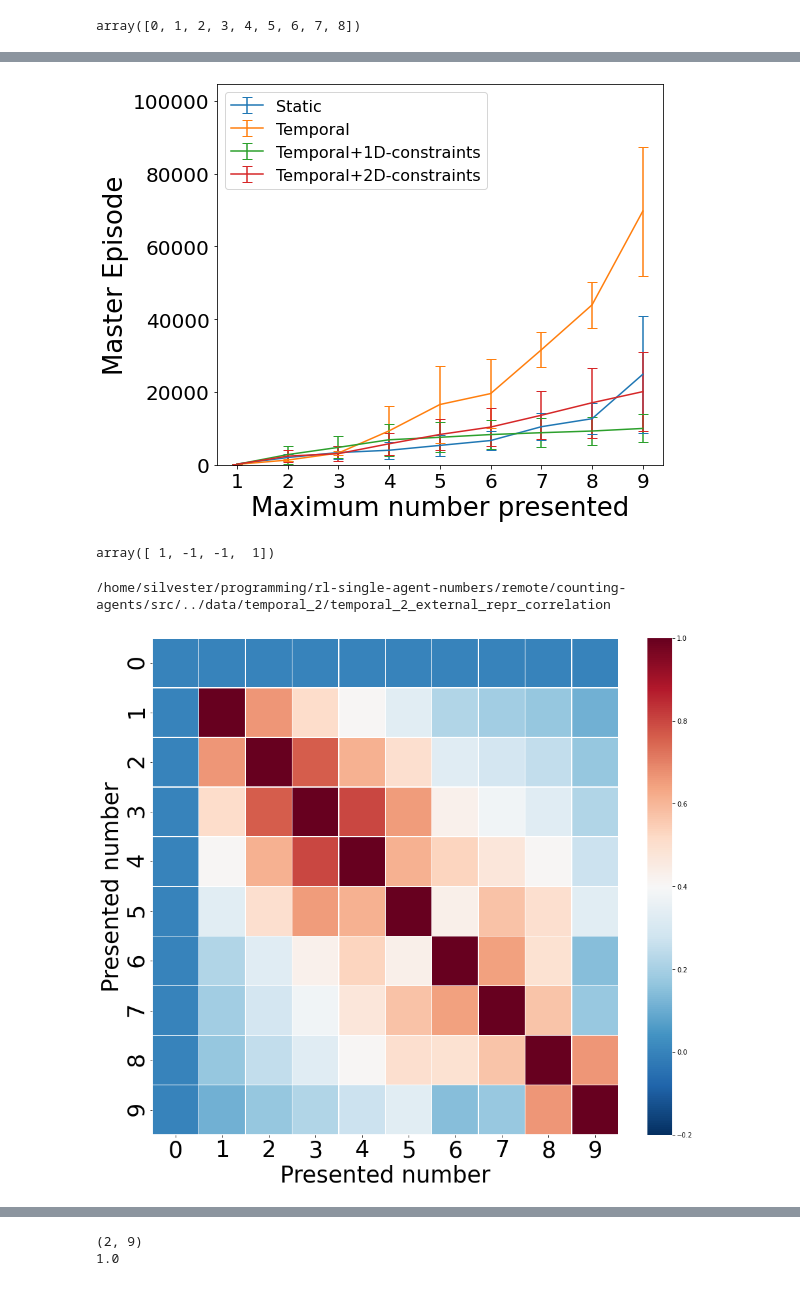
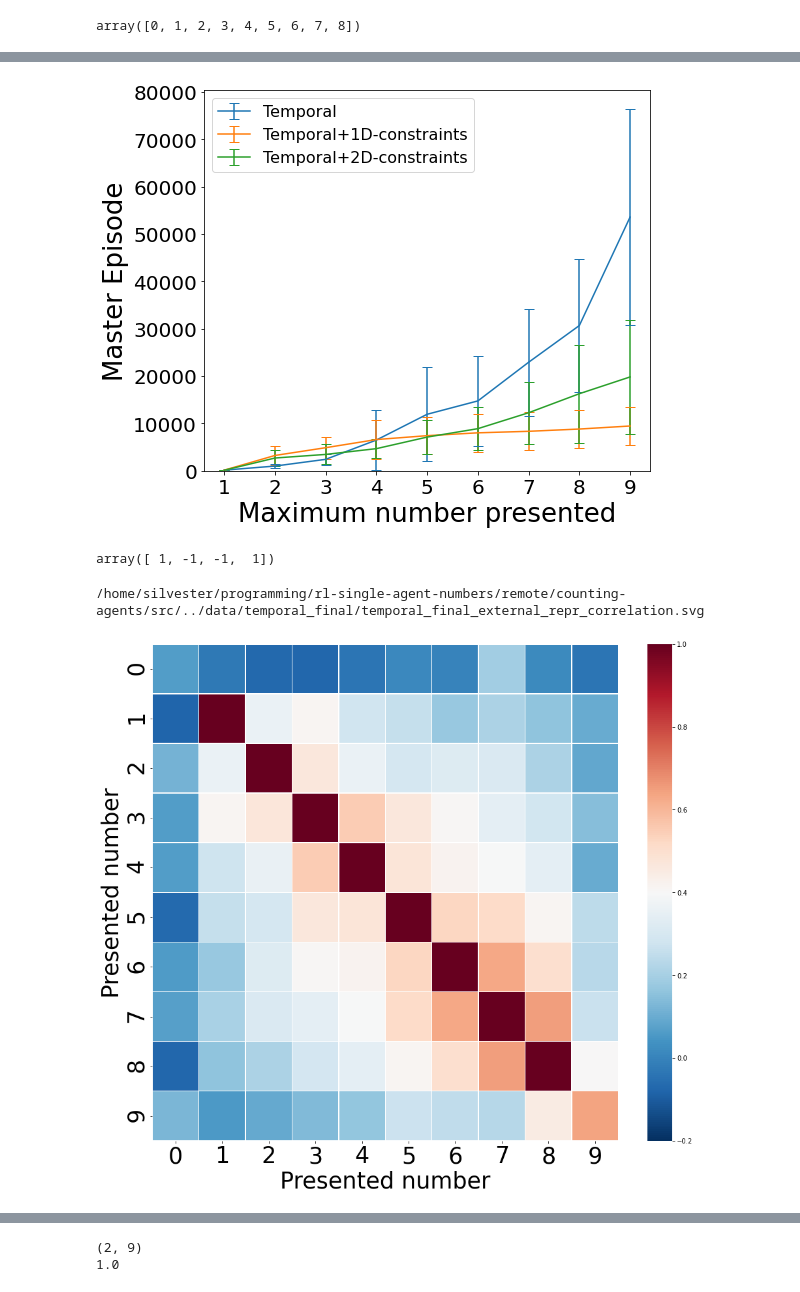
Before and after one commit to flavio2018/counting-agents, a Jupyter notebook: src/Results_Analysis.ipynb, the cells around one changed output, grey strips where cells are left out. Drawn from its saved outputs; the diff is of its cells as text; code cells hidden in the pictures.

```diff
--- a/src/Results_Analysis.ipynb
+++ b/src/Results_Analysis.ipynb
@@ -92,11 +92,11 @@ data_dir = '/home/silvester/programming/rl-single-agent-numbers/counting-agents/
 # %%
 data_dir = '/home/silvester/programming/rl-single-agent-numbers/remote/counting-agents/src/../data/'
 # %%
-exp_type_list = ['static_3', 'temporal_3', 'temporal_abacus_1D_2', 'temporal_abacus_2D_2']
-nice_exp_type_dict = {'static_3': 'Static',
-                      'temporal_3': 'Temporal',
-                      'temporal_abacus_1D_2': 'Temporal+1D-constraints',
-                      'temporal_abacus_2D_2': 'Temporal+2D-constraints'}
+exp_type_list = ['static_final', 'temporal_final', 'temporal_abacus_1D_final', 'temporal_abacus_2D_final']
+nice_exp_type_dict = {'static_final': 'Static',
+                      'temporal_final': 'Temporal',
+                      'temporal_abacus_1D_final': 'Temporal+1D-constraints',
+                      'temporal_abacus_2D_final': 'Temporal+2D-constraints'}
 exp_type_dir_list = [data_dir + exp_type for exp_type in exp_type_list]
 # %%
 # Count how many full runs there have been for each setup
@@ -159,7 +160,7 @@ if(env.dimmy==1):
     total_imgs = utils.concat_imgs_v(total_imgs, dist=10)
 # %%
 # Plot token-positions for multiple runs and setup: abacus-1D
-exp_type = data_dir + 'temporal_abacus_1D_2'
+exp_type = data_dir + 'temporal_abacus_1D_final'
 print('exp_type', exp_type)
 
 fig, ax = plt.subplots(figsize=(8,7))
@@ -170,7 +171,8 @@ token_positions_mean = {}
 token_positions_std = {}
 
 
-exp_dir_list = os.listdir(exp_type)
+#exp_dir_list = os.listdir(exp_type)
+exp_dir_list = [d for d in os.listdir(exp_type) if os.path.isdir(os.path.join(exp_type, d))]
 
 
 for exp_dir in exp_dir_list:
@@ -211,6 +213,6 @@ ax.set_xticklabels(all_token_positions.keys())
 ax.set_xlabel('Presented number', fontsize=26)
 ax.set_ylabel('Position of token', fontsize=26)
 ax.tick_params(labelsize=20)
-file_path = exp_type + '/token_positions.png'
+file_path = exp_type + '/token_positions.svg'
 fig.savefig(file_path)
 # %% [output]
@@ -229,4 +226,10 @@ exp_type /home/silvester/programming/rl-single-agent-numbers/remote/counting-age
 [figure]
+# %%
+exp_type_list = ['temporal_final', 'temporal_abacus_1D_final', 'temporal_abacus_2D_final']
+nice_exp_type_dict = {'temporal_final': 'Temporal',
+                      'temporal_abacus_1D_final': 'Temporal+1D-constraints',
+                      'temporal_abacus_2D_final': 'Temporal+2D-constraints'}
+exp_type_dir_list = [data_dir + exp_type for exp_type in exp_type_list]
 # %%
 ### Plot Master-episodes for all setups and runs
 
@@ -275,10 +278,10 @@ for exp_type in exp_type_list:
     ax.set_xlabel('Maximum number presented', fontsize=26)
     ax.set_ylabel('Master Episode', fontsize=26)
     ax.tick_params(labelsize=20)
-    file_path = data_dir + '/all_master_episodes.png'
+    file_path = data_dir + '/all_master_episodes.pdf'
     fig.savefig(file_path)
 # %% [output]
-[figure, old version]
+[figure, new version]
 # %%
 a = np.array([1, 0, 0, 1])
 2*a-1
@@ -288,45 +291,45 @@ array([ 1, -1, -1,  1])
 # collect all master-episodes and correlation matrices from each folder
 #for exp_type in exp_type_list:
 
-#exp_type = 'static_2'
-exp_type = 'temporal_2'
-#exp_type = 'temporal_abacus_1D_2'
-#exp_type = 'temporal_abacus_2D_2'
+#exp_type = 'static_final'
+exp_type = 'temporal_final'
+#exp_type = 'temporal_abacus_1D_final'
+#exp_type = 'temporal_abacus_2D_final'
 
 exp_type_dir = data_dir + exp_type
 
 
 def get_avg_corr_matrix(exp_type):
     corr_matrix_list = []
     master_episodes_list = []
 
     exp_dir_list = os.listdir(exp_type)
 
     for exp_dir in exp_dir_list:
         master_episodes_file_dir = exp_type + '/' + exp_dir + '/master_episodes.pkl'
         if(os.path.exists(master_episodes_file_dir)):
             with open(master_episodes_file_dir, 'rb') as f:
                 master_episodes = pickle.load(f)
             if(max(master_episodes.keys()) == 9):
                 ext_repr_file_dir = exp_type + '/' + exp_dir + '/ext_representations/external_representations.pkl'
                 with open(ext_repr_file_dir, 'rb') as f:
                     ext_repr = pickle.load(f)
                 corr_matrix = create_external_repr_correlation_matrix(ext_repr)
 
                 corr_matrix_list.append(corr_matrix)
                 #print(corr_matrix)
 
     corr_matrix = np.mean(corr_matrix_list, axis=0)
 
 
     return corr_matrix
 
 corr_matrix = get_avg_corr_matrix(exp_type_dir)
-file_path = exp_type_dir + '/' + exp_type + '_external_repr_correlation'
+file_path = exp_type_dir + '/' + exp_type + '_external_repr_correlation.svg'
 plot_external_repr_correlation(corr_matrix, task_description='', file_path=file_path)
 # %% [output]
-/home/silvester/programming/rl-single-agent-numbers/remote/counting-agents/src/../data/temporal_2/temporal_2_external_repr_correlation
+/home/silvester/programming/rl-single-agent-numbers/remote/counting-agents/src/../data/temporal_final/temporal_final_external_repr_correlation.svg
-[figure, old version]
+[figure, new version]
 # %%
 
 def plot_and_save_master_episodes(master_episodes, file_path):
```
Also changed, not shown: parts of 4 cells of this notebook, 4 other files.
